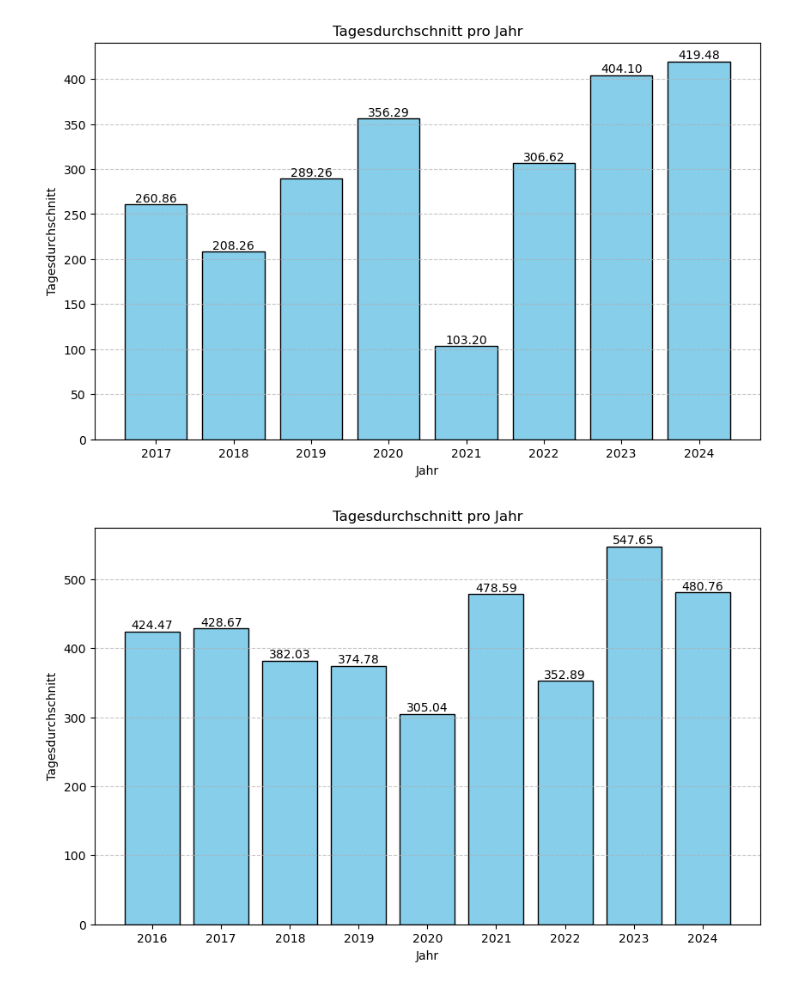
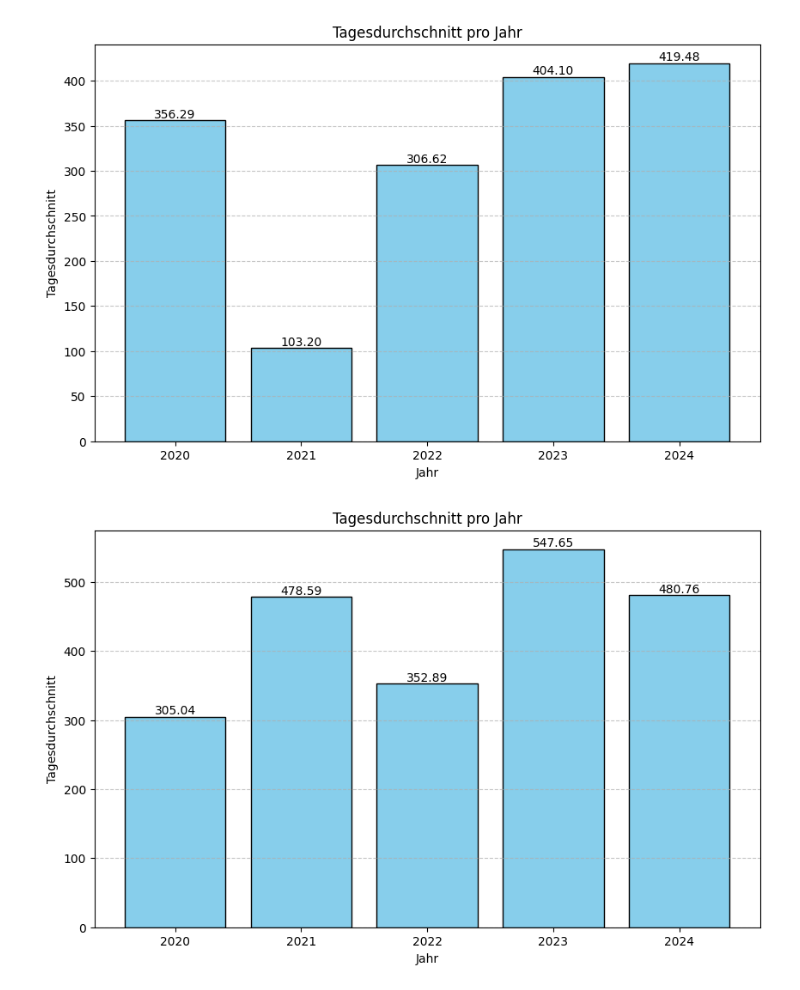
Before and after one commit to ichzann/DIS08_Data_modeling_7er_Gruppe, a Jupyter notebook: src/lene/wasser_cleaning.ipynb, the cells around one changed output. Cells and saved outputs as stored; diff of their text form; code cells hidden in the pictures.

```diff
--- a/src/lene/wasser_cleaning.ipynb
+++ b/src/lene/wasser_cleaning.ipynb
@@ -3,3 +3,16 @@ import pandas as pd
 import matplotlib.pyplot as plt
 import os
 import matplotlib.pyplot as plt
+import configparser
+
+config_path = '../scraping/config.ini'
+
+config = configparser.ConfigParser()
+config.read(config_path, encoding='utf-8')
+
+section = config['statistikDaten']
+
+cities_string = section.get('staedte', '')
+staedte = [city.strip() for city in cities_string.split(',') if city.strip()]
+
+print(staedte)
@@ -6,6 +21,6 @@ import matplotlib.pyplot as plt
 # %%
 #Datei einlesen
-df = pd.read_csv('../../Daten_sets/wasser_cleaning/drogen_14-24.csv', sep=',')
+df = pd.read_csv('../../Data/raw/EUDA_Wasserwerk2020-24/Wasserwerk2020-2024.csv', sep=',')
 # %%
 #Deutsche Städte filtern
 Deutschland=df[df['Country']=='DE']
@@ -32,20 +47,24 @@ print(Deutschland)
 # %%
 #relevante Städte
-Staedte = ['Chemnitz', 'Dortmund', 'Dresden', 'Erfurt', 'Magdeburg', 'Munich', 'Nuremberg', 'Saarbrücken']
 
 alle_staedte=[]
 
 #Drogen (Metabolite, Cocaine & Methamphetamine) zu einer Datei zusammenfügen
-for stadt_name in Staedte:
-    stadt_df = Deutschland[Deutschland['City'].str.startswith(stadt_name)]
-    drogen_df = stadt_df[stadt_df['Metabolite'].isin(['cocaine', 'methamphetamine'])].copy()
-    drogen_sum = drogen_df.groupby(['Year','City'])['Daily mean'].sum().reset_index()
+def drogen():
+    for stadt_name in staedte:
+        stadt_df = Deutschland[Deutschland['City'].str.startswith(stadt_name)]
+        drogen_df = stadt_df[stadt_df['Metabolite'].isin(['cocaine', 'methamphetamine'])].copy()
+        drogen_sum = drogen_df.groupby(['Year','City'])['Daily mean'].sum().reset_index()
 
-    drogen_sum.to_csv(f'../../Daten_sets/wasser_cleaning/{stadt_name}/{stadt_name}.csv', sep=';', index=False)
+        drogen_sum.to_csv(f'../../Data/processed/wasser_cleaning/{stadt_name}/{stadt_name}.csv', sep=';', index=False)
 
-    alle_staedte.append(drogen_sum)
+        alle_staedte.append(drogen_sum)
+    return alle_staedte
+drogen()
 
 #alle Jahre und Städte zu einer Datei zusammenfügen
 gesamt_df = pd.concat(alle_staedte)
 tabelle_fromat = gesamt_df.pivot(index='Year', columns='City', values='Daily mean')
-tabelle_fromat.to_csv('../../Daten_sets/wasser_cleaning/alle_staedte2.csv', sep=';')
+tabelle_fromat.to_csv('../../Data/processed/wasser_cleaning/alle_staedte.csv', sep=';')
+
+print(alle_staedte)
@@ -52,27 +89,27 @@ tabelle_fromat.to_csv('../../Daten_sets/wasser_cleaning/alle_staedte2.csv', sep=
 # %%
 #alle Städte als Balkendiagramm darstellen
-for stadt_name in Staedte:
-    df = pd.read_csv(f'../../Daten_sets/wasser_cleaning/{stadt_name}/{stadt_name}.csv', sep=';')
+for stadt_name in staedte:
+    df = pd.read_csv(f'../../Data/processed/wasser_cleaning/{stadt_name}/{stadt_name}.csv', sep=';')
 
     plt.figure(figsize=(10, 6))
     bars = plt.bar(df['Year'], df['Daily mean'], color='skyblue', edgecolor='black')
 
     # Beschriftungen hinzufügen
     plt.xlabel('Jahr')
     plt.ylabel('Tagesdurchschnitt')
     plt.title('Tagesdurchschnitt pro Jahr')
     plt.grid(axis='y', linestyle='--', alpha=0.7)
     plt.xticks(df['Year'])
 
     # Werte über den Balken anzeigen
     for bar in bars:
         height = bar.get_height()
         plt.text(bar.get_x() + bar.get_width()/2., height,
                 f'{height:.2f}',
                 ha='center', va='bottom')
-        plt.savefig(f'../../Daten_sets/wasser_cleaning/{stadt_name}/{stadt_name}Diagramm.png', dpi=300, bbox_inches='tight')
+        plt.savefig(f'../../Data/processed/wasser_cleaning/{stadt_name}/{stadt_name}Diagramm.png', dpi=300, bbox_inches='tight')
 
     plt.show()
 # %% [output]
-[figure, old version]
+[figure, new version]
-[figure, old version]
+[figure, new version]
```
Also changed, not shown: parts of 4 cells of this notebook, 2 other files.
